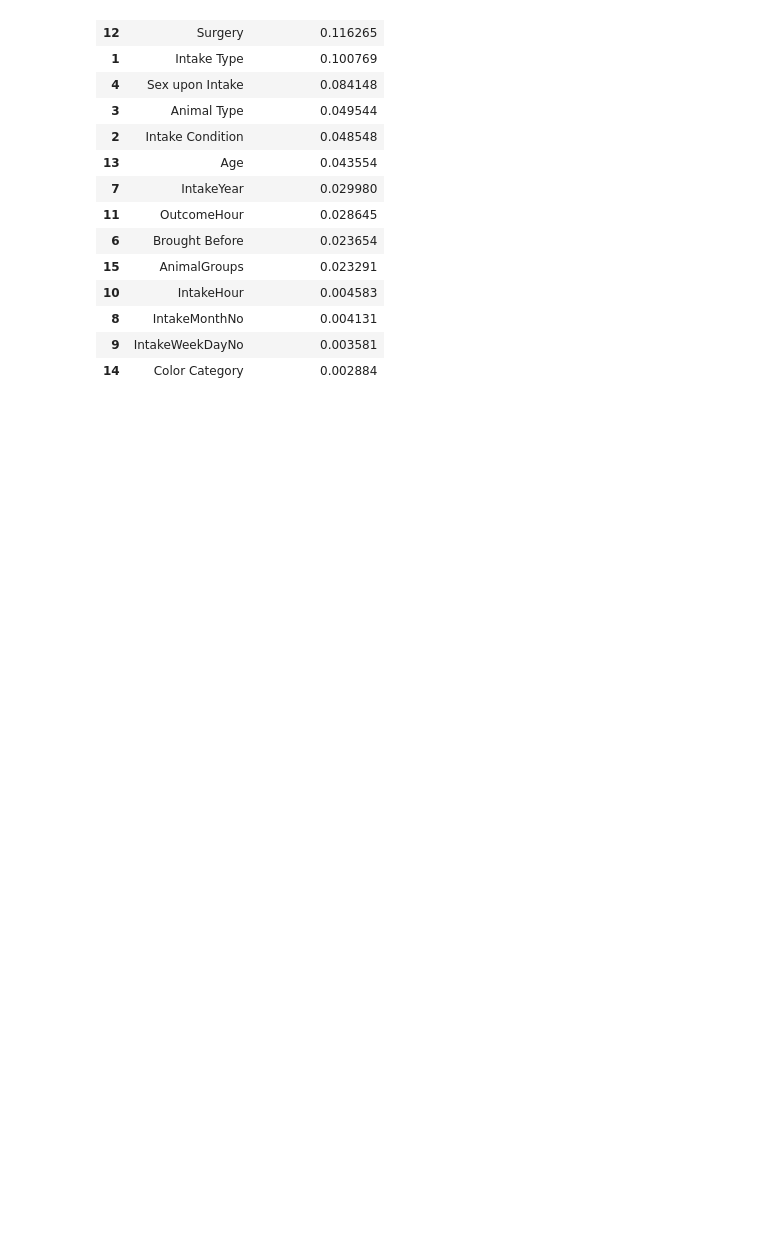
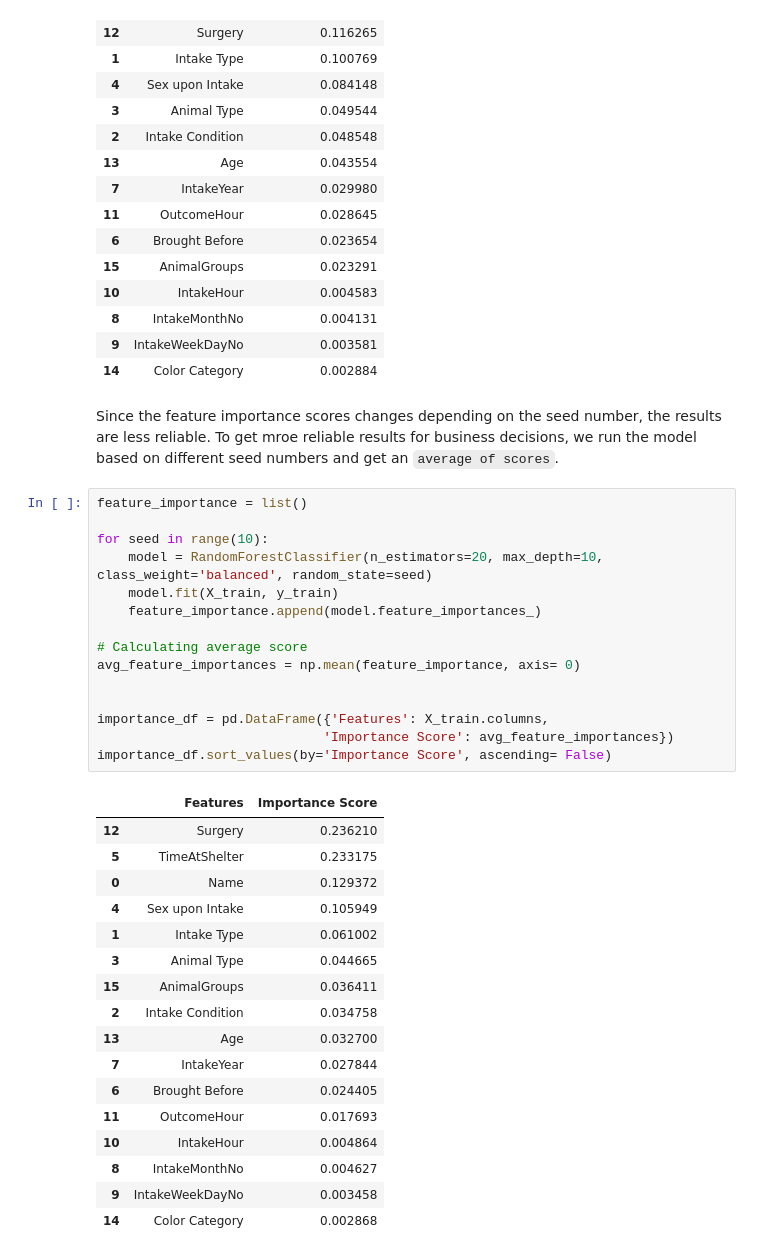
Before and after one commit to ds-pouya/Classification, a Jupyter notebook: Animal_Shelter/AnimalShelter.ipynb, the cells around one changed output. Cells and saved outputs as stored; diff of their text form; blank space fills up the shorter version.

Commit message:
Recalculated feature importance based on the average of various seeds

```diff
--- a/Animal_Shelter/AnimalShelter.ipynb
+++ b/Animal_Shelter/AnimalShelter.ipynb
@@ -1050,3 +1069,38 @@ importance_df.sort_values('Importance Score',ascending=False)
 | 8 | IntakeMonthNo | 0.004131 |
 | 9 | IntakeWeekDayNo | 0.003581 |
 | 14 | Color Category | 0.002884 |
+# %% [markdown]
+Since the feature importance scores changes depending on the seed number, the results are less reliable. To get mroe reliable results for business decisions, we run the model based on different seed numbers and get an `average of scores`.
+# %%
+feature_importance = list()
+
+for seed in range(10):
+    model = RandomForestClassifier(n_estimators=20, max_depth=10, class_weight='balanced', random_state=seed)
+    model.fit(X_train, y_train)
+    feature_importance.append(model.feature_importances_)
+
+# Calculating average score
+avg_feature_importances = np.mean(feature_importance, axis= 0)
+
+
+importance_df = pd.DataFrame({'Features': X_train.columns,
+                             'Importance Score': avg_feature_importances})
+importance_df.sort_values(by='Importance Score', ascending= False)
+# %% [output]
+|  | Features | Importance Score |
+| 12 | Surgery | 0.236210 |
+| 5 | TimeAtShelter | 0.233175 |
+| 0 | Name | 0.129372 |
+| 4 | Sex upon Intake | 0.105949 |
+| 1 | Intake Type | 0.061002 |
+| 3 | Animal Type | 0.044665 |
+| 15 | AnimalGroups | 0.036411 |
+| 2 | Intake Condition | 0.034758 |
+| 13 | Age | 0.032700 |
+| 7 | IntakeYear | 0.027844 |
+| 6 | Brought Before | 0.024405 |
+| 11 | OutcomeHour | 0.017693 |
+| 10 | IntakeHour | 0.004864 |
+| 8 | IntakeMonthNo | 0.004627 |
+| 9 | IntakeWeekDayNo | 0.003458 |
+| 14 | Color Category | 0.002868 |
```
Also changed, not shown: parts of 6 cells of this notebook.
